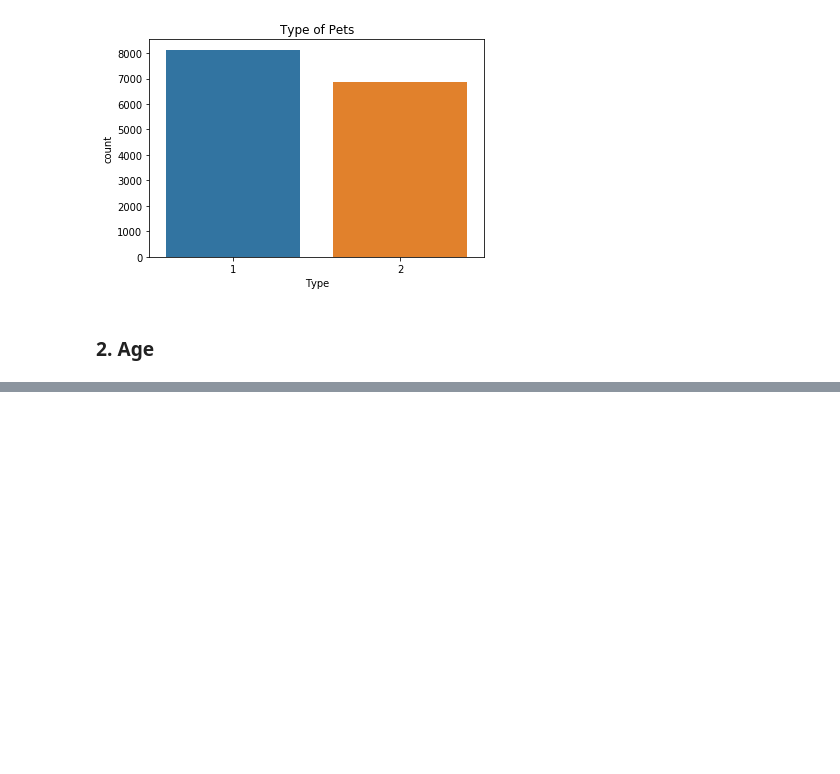
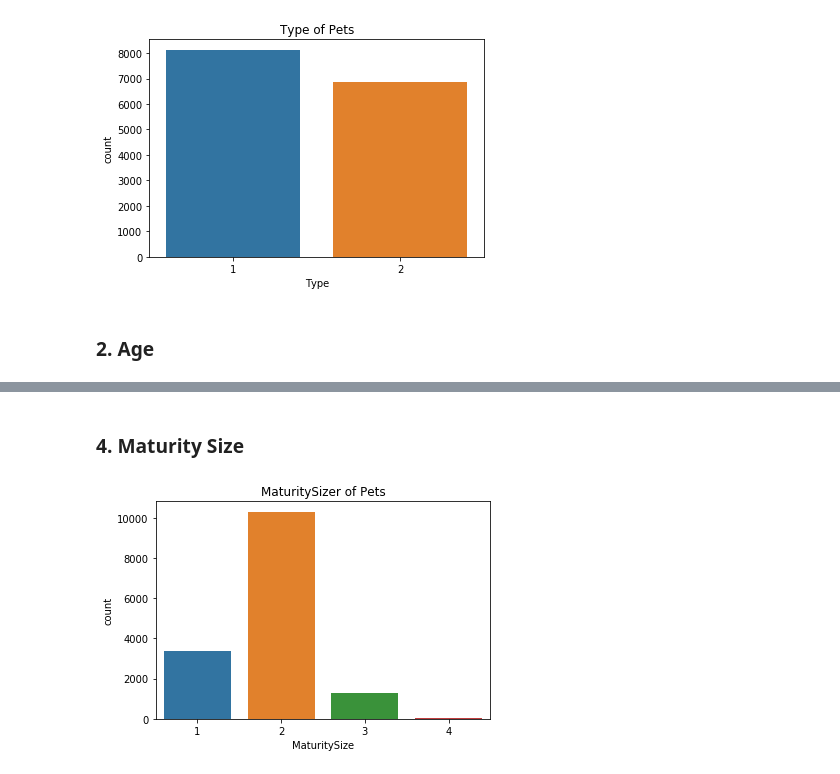
Before and after one commit to kagglebraker/PetAdoptionPrediction, a Jupyter notebook: EDA.ipynb, the cells around one changed output, grey strips where cells are left out. Cells and saved outputs as stored; diff of their text form; code cells hidden in the pictures; blank space fills up the shorter version.

```diff
--- a/EDA.ipynb
+++ b/EDA.ipynb
@@ -62,0 +79,8 @@ plt.show()
+# %% [markdown]
+### 4. Maturity Size
+# %%
+sns.countplot(x="MaturitySize", data=pet_data)
+plt.title("MaturitySizer of Pets")
+plt.show()
+# %% [output]
+[figure, added]
```
Also changed, not shown: parts of 18 cells of this notebook.
